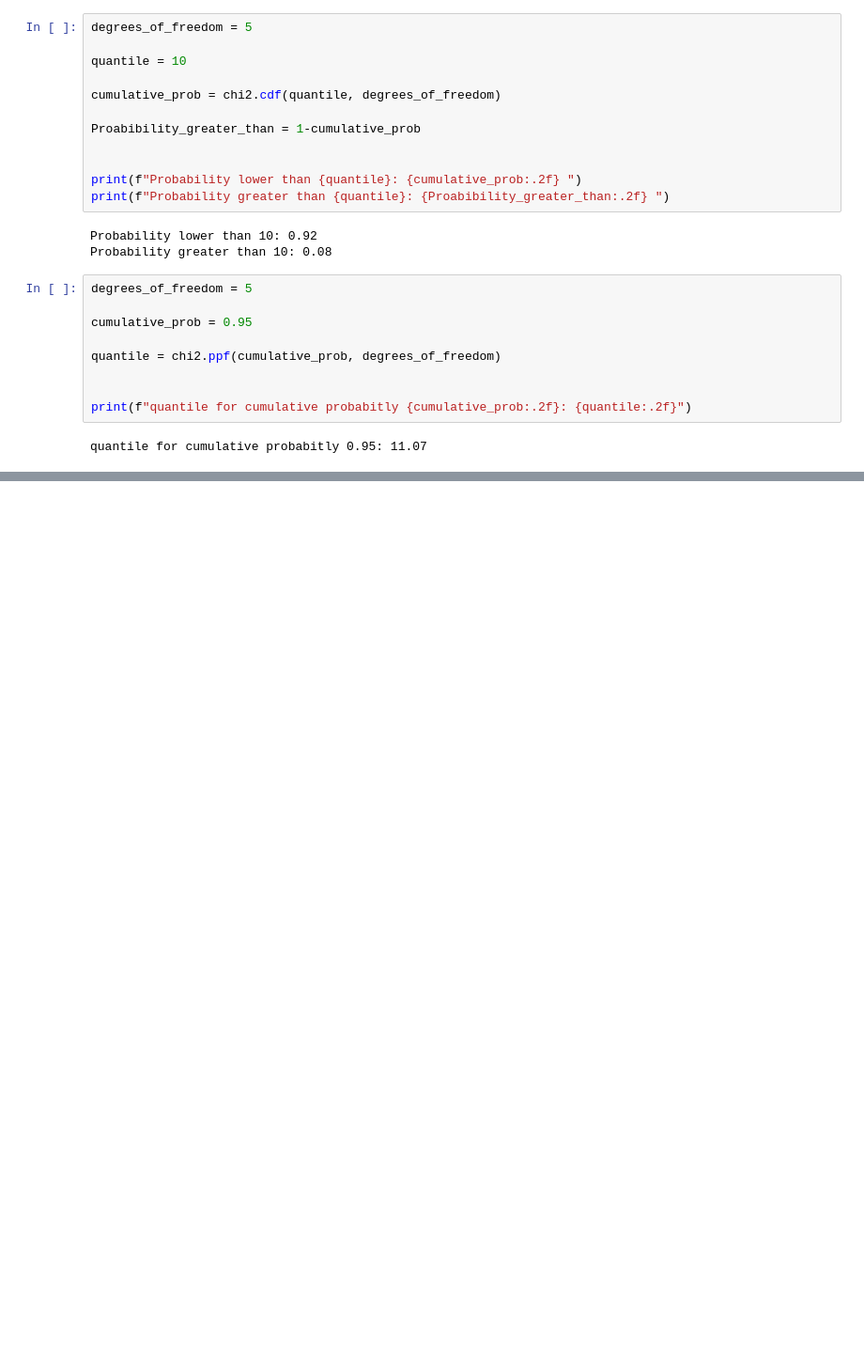
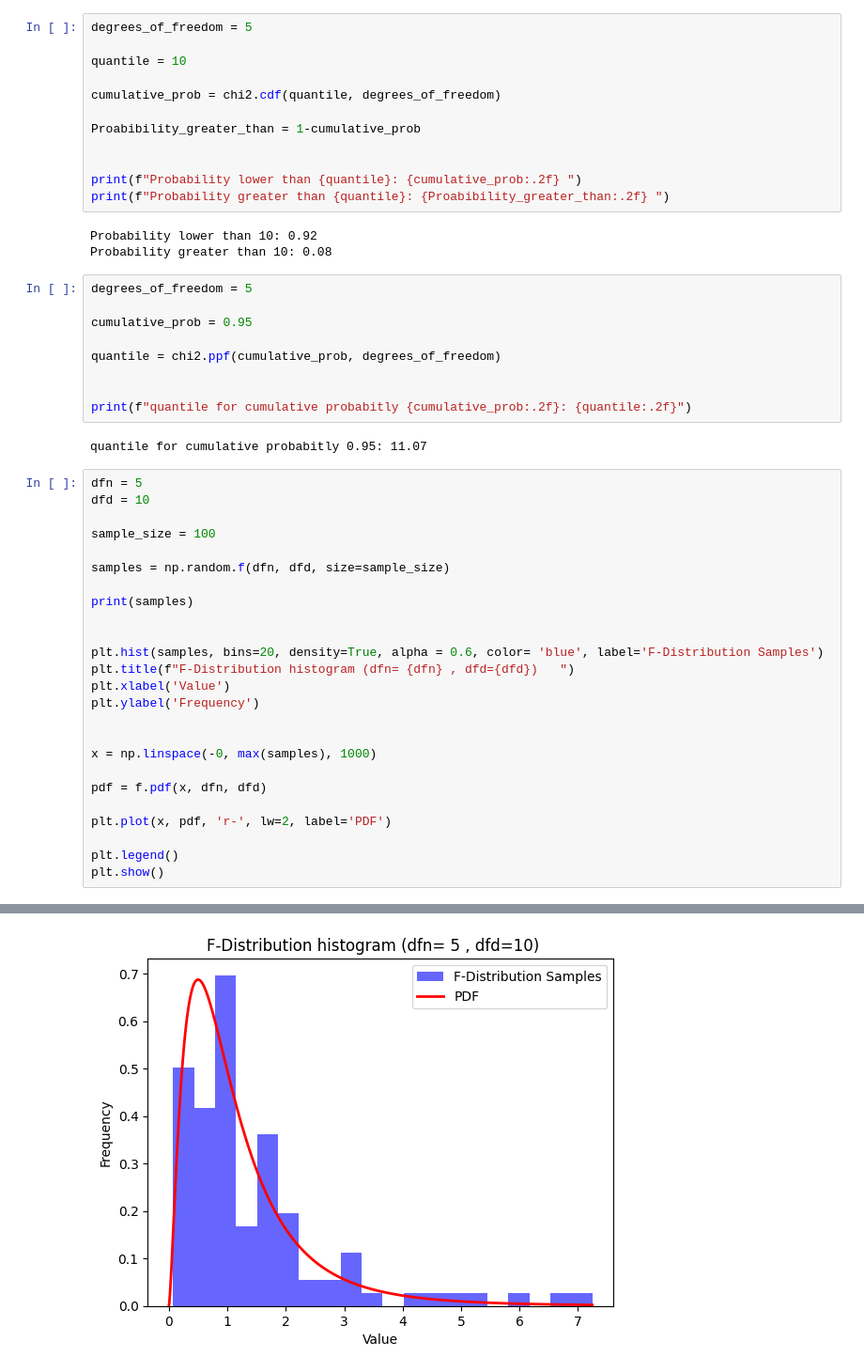
Before and after one commit to aryanssd/-sixteenth-exercices-for-loop, a Jupyter notebook: mathematics-python.ipynb, the cells around one changed output, grey strips where cells are left out. Shown: that part at 94% size. Cells and saved outputs as stored; diff of their text form; blank space fills up the shorter version.

Commit message:
Kaggle Notebook | mathematics-python | F-Distribution

```diff
--- a/mathematics-python.ipynb
+++ b/mathematics-python.ipynb
@@ -430,3 +429,29 @@ quantile = chi2.ppf(cumulative_prob, degrees_of_freedom)
 print(f"quantile for cumulative probabitly {cumulative_prob:.2f}: {quantile:.2f}")
 # %% [output]
 quantile for cumulative probabitly 0.95: 11.07
+# %%
+dfn = 5
+dfd = 10
+
+sample_size = 100
+
+samples = np.random.f(dfn, dfd, size=sample_size)
+
+print(samples)
+
+
+plt.hist(samples, bins=20, density=True, alpha = 0.6, color= 'blue', label='F-Distribution Samples')
+plt.title(f"F-Distribution histogram (dfn= {dfn} , dfd={dfd})   ")
+plt.xlabel('Value')
+plt.ylabel('Frequency')
+
+
+x = np.linspace(-0, max(samples), 1000)
+
+pdf = f.pdf(x, dfn, dfd)
+
+plt.plot(x, pdf, 'r-', lw=2, label='PDF')
+
+plt.legend()
+plt.show()
+# %% [output]
@@ -432,0 +475 @@ quantile for cumulative probabitly 0.95: 11.07
+[figure, added]
```
Also changed, not shown: parts of 10 cells of this notebook.
